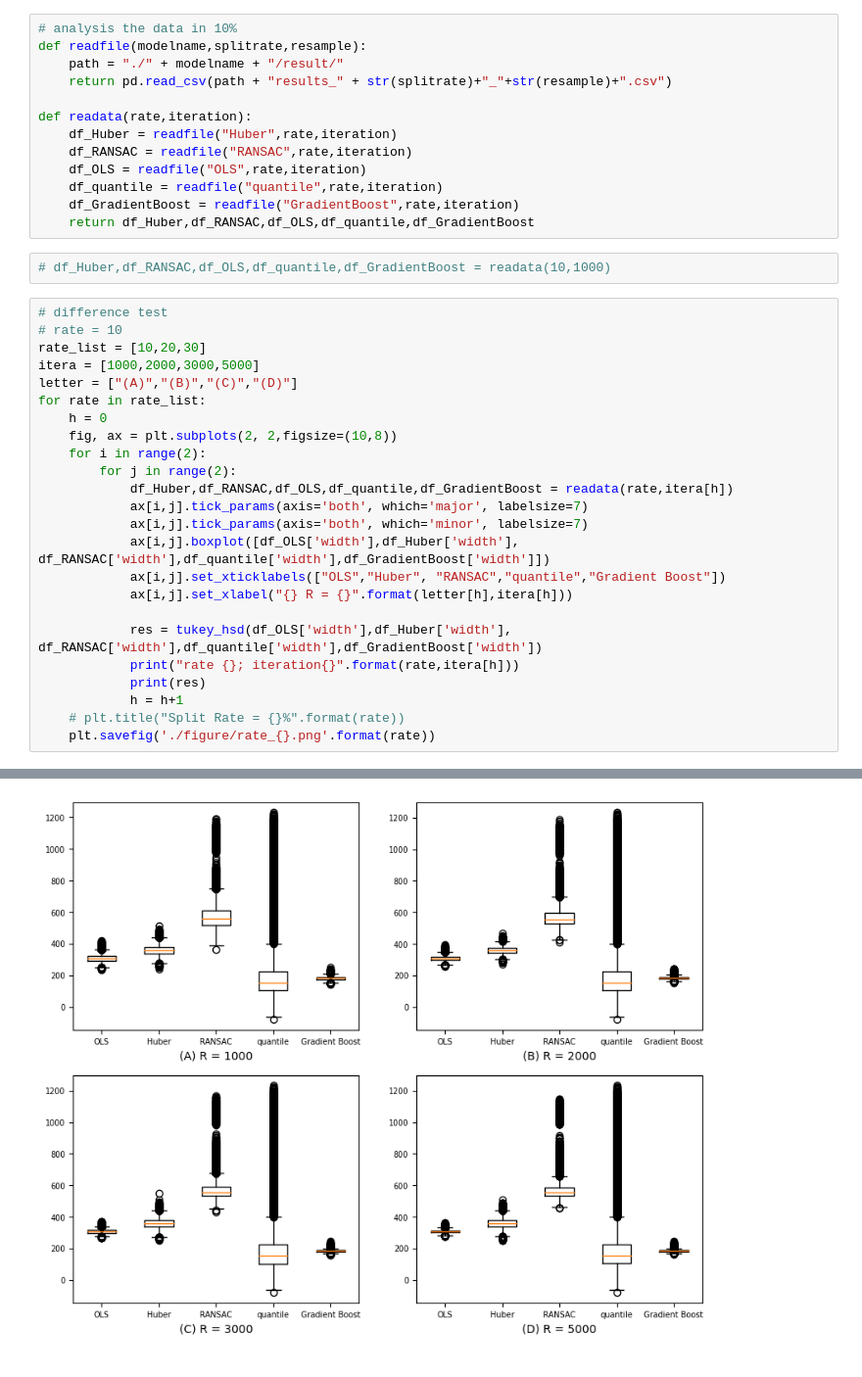
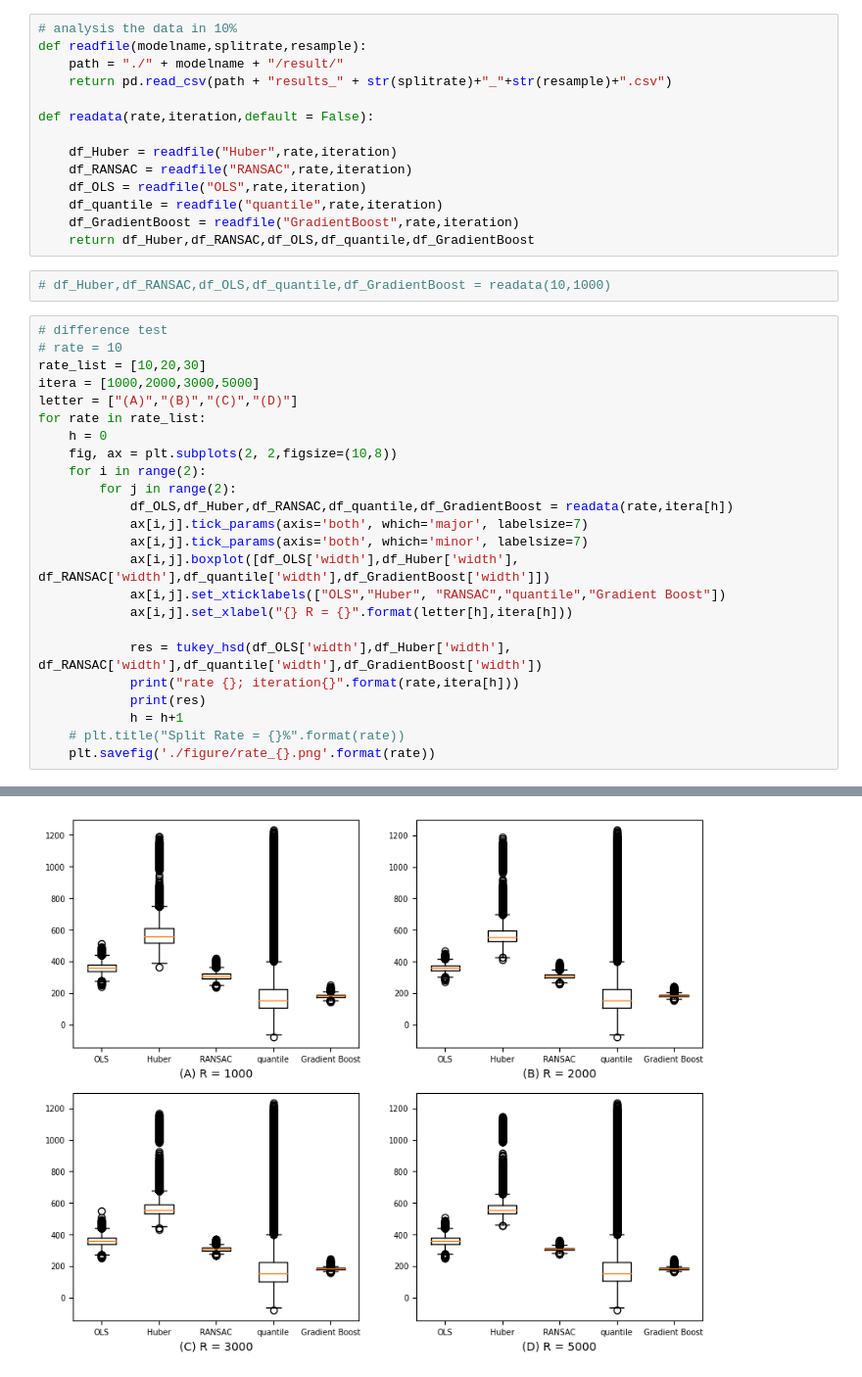
Before and after one commit to TingtingS123/Prediction-Intervals-of-Valuation-for-Large-Portfolio-of-Variable-Annuity-Based-on-Bootstrapping-, a Jupyter notebook: FinalVersion.ipynb, the cells around one changed output, grey strips where cells are left out. Shown at 98% size. Cells and saved outputs as stored; diff of their text form.

```diff
--- a/FinalVersion.ipynb
+++ b/FinalVersion.ipynb
@@ -462,7 +463,8 @@ def readfile(modelname,splitrate,resample):
     path = "./" + modelname + "/result/"
     return pd.read_csv(path + "results_" + str(splitrate)+"_"+str(resample)+".csv")
 
-def readata(rate,iteration):
+def readata(rate,iteration,default = False):
+
     df_Huber = readfile("Huber",rate,iteration)
     df_RANSAC = readfile("RANSAC",rate,iteration)
     df_OLS = readfile("OLS",rate,iteration)
@@ -482,7 +484,7 @@ for rate in rate_list:
     fig, ax = plt.subplots(2, 2,figsize=(10,8))
     for i in range(2):
         for j in range(2):
-            df_Huber,df_RANSAC,df_OLS,df_quantile,df_GradientBoost = readata(rate,itera[h])
+            df_OLS,df_Huber,df_RANSAC,df_quantile,df_GradientBoost = readata(rate,itera[h])
             ax[i,j].tick_params(axis='both', which='major', labelsize=7)
             ax[i,j].tick_params(axis='both', which='minor', labelsize=7)
             ax[i,j].boxplot([df_OLS['width'],df_Huber['width'], df_RANSAC['width'],df_quantile['width'],df_GradientBoost['width']])
@@ -518 +520 @@ Comparison  Statistic  p-value  Lower CI  Upper CI
-[figure, old version]
+[figure, new version]
```
Also changed, not shown: parts of 8 cells of this notebook.
